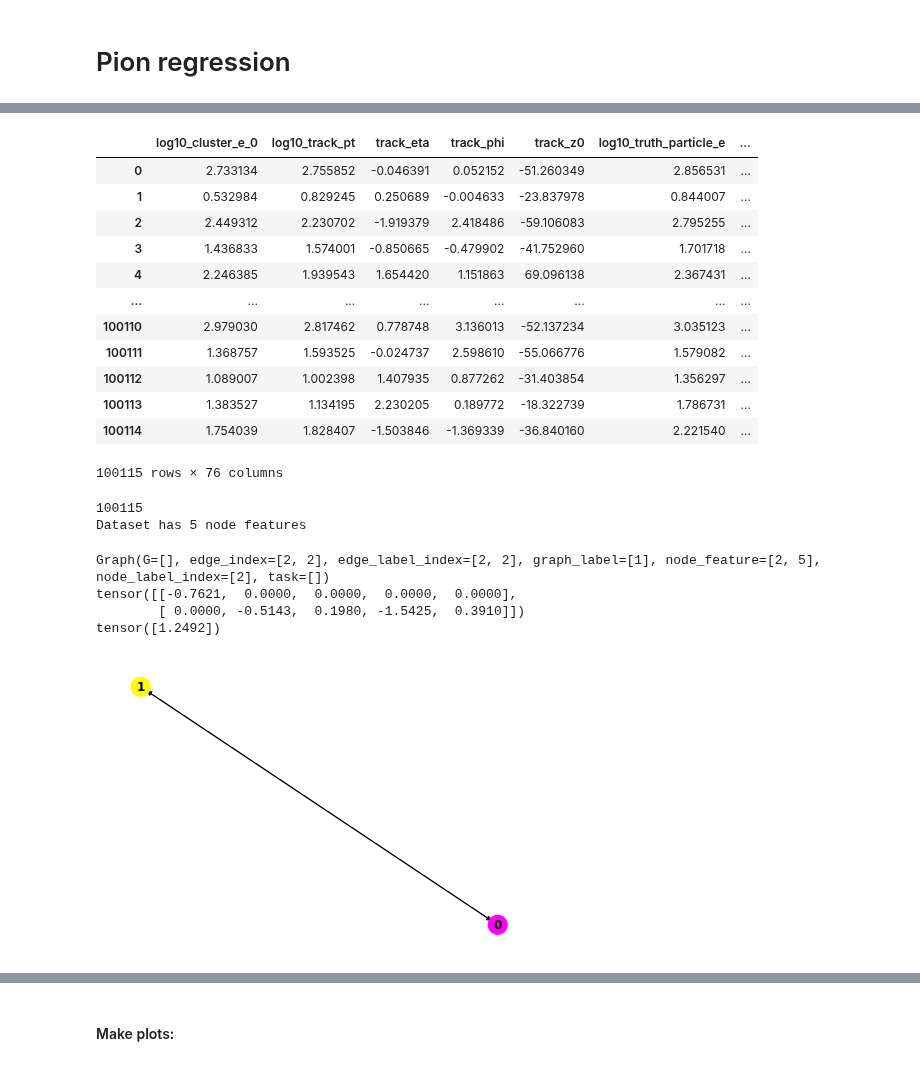
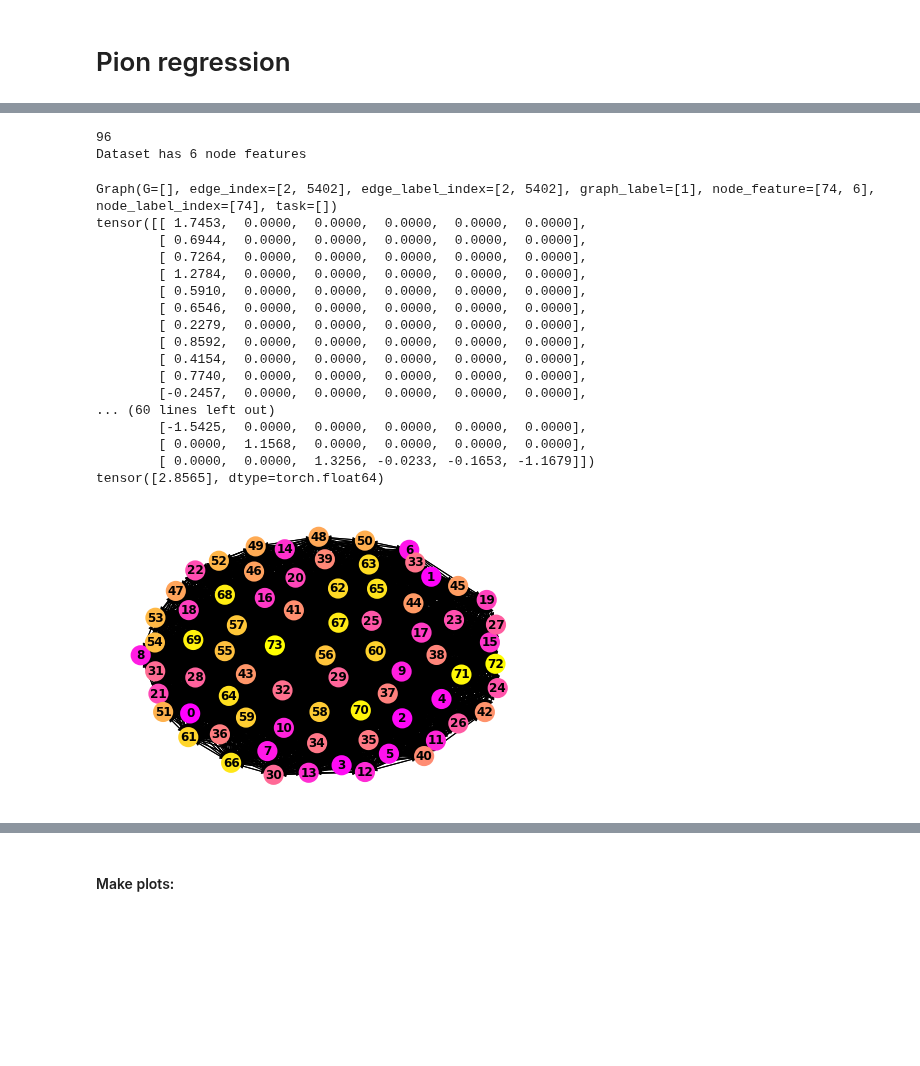
Before and after one commit to atlas-calo-ml/gn4pions_eastbay, a Jupyter notebook: mariel_gnn.ipynb, the cells around one changed output, grey strips where cells are left out. Cells and saved outputs as stored; diff of their text form; code cells hidden in the pictures; blank space fills up the shorter version.

Commit message:
starting to add cluster cell nodes to graph

```diff
--- a/mariel_gnn.ipynb
+++ b/mariel_gnn.ipynb
@@ -521,7 +521,7 @@ test_acc = test_with_printouts(test_loader, best_model, args["device"])
 # Pion regression
 # %%
 ### Load data (multiple files)
-n_files = 10
+n_files = 1
 pion_files = glob.glob("../data/onetrack_multicluster/pion_files/*.npy")
 df_pion = pd.concat([pd.DataFrame(np.load(file, allow_pickle=True).item()) for file in tqdm(pion_files[:n_files])])
 print("Pion dataframe has {:,} events.".format(df_pion.shape[0]))
@@ -598,22 +618,7 @@ def clean_dataframe(df, max_n_cols=35):
 
     return df2
 # %%
-df = clean_dataframe(df_pion, max_n_cols=33) # 33 for 10 files, 35 for 100
-df
+df = clean_dataframe(df_pion[:100])
-# %% [output]
-|  | log10_cluster_e_0 | log10_track_pt | track_eta | track_phi | track_z0 | log10_truth_particle_e | ... |
-| 0 | 2.733134 | 2.755852 | -0.046391 | 0.052152 | -51.260349 | 2.856531 | ... |
-| 1 | 0.532984 | 0.829245 | 0.250689 | -0.004633 | -23.837978 | 0.844007 | ... |
-| 2 | 2.449312 | 2.230702 | -1.919379 | 2.418486 | -59.106083 | 2.795255 | ... |
-| 3 | 1.436833 | 1.574001 | -0.850665 | -0.479902 | -41.752960 | 1.701718 | ... |
-| 4 | 2.246385 | 1.939543 | 1.654420 | 1.151863 | 69.096138 | 2.367431 | ... |
-| ... | ... | ... | ... | ... | ... | ... | ... |
-| 100110 | 2.979030 | 2.817462 | 0.778748 | 3.136013 | -52.137234 | 3.035123 | ... |
-| 100111 | 1.368757 | 1.593525 | -0.024737 | 2.598610 | -55.066776 | 1.579082 | ... |
-| 100112 | 1.089007 | 1.002398 | 1.407935 | 0.877262 | -31.403854 | 1.356297 | ... |
-| 100113 | 1.383527 | 1.134195 | 2.230205 | 0.189772 | -18.322739 | 1.786731 | ... |
-| 100114 | 1.754039 | 1.828407 | -1.503846 | -1.369339 | -36.840160 | 2.221540 | ... |
-100115 rows × 76 columns
 # %%
 class PionDataset_Regress(torch.utils.data.Dataset):
     'Characterizes a dataset for PyTorch'
@@ -634,14 +639,18 @@ class PionDataset_Regress(torch.utils.data.Dataset):
         dataframe = self.dataframe
 
         ### define nodes
-        cluster_node = np.array(dataframe.iloc[index][cluster_features])
-        cluster_node = np.concatenate([cluster_node, np.zeros(len(track_features))]) # cluster features come first
+        cell_info = ['cluster_cell_e_'+str(i)+'_scaled' for i in range(int(dataframe.iloc[index].num_cells_lead_cluster))]
+        cluster_nodes = np.zeros((int(dataframe.iloc[index].num_cells_lead_cluster), 1+len(cluster_features)+len(track_features)))
+        cluster_nodes[:,0] = dataframe.iloc[index][cell_info]
+
+        cluster_global_node = np.array(dataframe.iloc[index][cluster_features])
+        cluster_global_node = np.concatenate([np.zeros(1), cluster_global_node, np.zeros(len(track_features))]) # cluster features come first
 
         track_node = np.array(dataframe.iloc[index][track_features])
-        track_node = np.concatenate([np.zeros(len(cluster_features)), track_node]) # cluster features come first
+        track_node = np.concatenate([np.zeros(len(cluster_features)+1), track_node]) # cluster features come first
 
         # shape = (num_nodes, num_node_features) = (2, 3)
-        nodes = np.vstack([cluster_node, track_node])
+        nodes = np.vstack([cluster_nodes, cluster_global_node, track_node])
 
         ### define edges (fully-connected, but no self-loops)
         edges = [(i,j) for i in range(nodes.shape[0]) for j in range(nodes.shape[0]) if i != j]
@@ -661,25 +670,7 @@ class PionDataset_Regress(torch.utils.data.Dataset):
 #                     edge_attr=edge_attr
                    )
 # %%
-cluster_features = ['log10_cluster_e_0_scaled',
-#                     'log10_cluster_e_1_scaled', 'log10_cluster_e_2_scaled',
-#        'log10_cluster_e_3_scaled', 'log10_cluster_e_4_scaled',
-#        'log10_cluster_e_5_scaled', 'log10_cluster_e_6_scaled',
-#        'log10_cluster_e_7_scaled', 'log10_cluster_e_8_scaled',
-#        'log10_cluster_e_9_scaled', 'log10_cluster_e_10_scaled',
-#        'log10_cluster_e_11_scaled', 'log10_cluster_e_12_scaled',
-#        'log10_cluster_e_13_scaled', 'log10_cluster_e_14_scaled',
-#        'log10_cluster_e_15_scaled', 'log10_cluster_e_16_scaled',
-#        'log10_cluster_e_17_scaled', 'log10_cluster_e_18_scaled',
-#        'log10_cluster_e_19_scaled', 'log10_cluster_e_20_scaled',
-#        'log10_cluster_e_21_scaled', 'log10_cluster_e_22_scaled',
-#        'log10_cluster_e_23_scaled', 'log10_cluster_e_24_scaled',
-#        'log10_cluster_e_25_scaled', 'log10_cluster_e_26_scaled',
-#        'log10_cluster_e_27_scaled', 'log10_cluster_e_28_scaled',
-#        'log10_cluster_e_29_scaled', 'log10_cluster_e_30_scaled',
-#        'log10_cluster_e_31_scaled', 'log10_cluster_e_32_scaled',
-#        'log10_cluster_e_33_scaled', 'log10_cluster_e_34_scaled',
-]
+cluster_features = ['log10_cluster_e_0_scaled']
 track_features = ['log10_track_pt_scaled', 'track_eta_scaled', 'track_phi_scaled', 'track_z0_scaled']
 pions = PionDataset_Regress(df, cluster_features, track_features)
 graphs = GraphDataset.pyg_to_graphs(pions)
@@ -687,26 +678,39 @@ dataset = GraphDataset(graphs, task="graph", minimum_node_per_graph=0)
 print(len(dataset))
 print("Dataset has {} node features".format(dataset.num_node_features))
 # %% [output]
-100115
-Dataset has 5 node features
+96
+Dataset has 6 node features
 # %%
 plt.figure()
-graph = dataset[16]
+graph = dataset[0]
 print(graph)
 print(graph.node_feature)
 print(graph.graph_label)
 nx.draw(to_networkx(graph),
         cmap='spring',
         with_labels=True,
         font_weight='bold',
         node_color = np.arange(graph.num_nodes),
         node_size=200, linewidths=6)
 # %% [output]
-Graph(G=[], edge_index=[2, 2], edge_label_index=[2, 2], graph_label=[1], node_feature=[2, 5], node_label_index=[2], task=[])
-tensor([[-0.7621,  0.0000,  0.0000,  0.0000,  0.0000],
-        [ 0.0000, -0.5143,  0.1980, -1.5425,  0.3910]])
-tensor([1.2492])
+Graph(G=[], edge_index=[2, 5402], edge_label_index=[2, 5402], graph_label=[1], node_feature=[74, 6], node_label_index=[74], task=[])
+tensor([[ 1.7453,  0.0000,  0.0000,  0.0000,  0.0000,  0.0000],
+        [ 0.6944,  0.0000,  0.0000,  0.0000,  0.0000,  0.0000],
+        [ 0.7264,  0.0000,  0.0000,  0.0000,  0.0000,  0.0000],
+        [ 1.2784,  0.0000,  0.0000,  0.0000,  0.0000,  0.0000],
+        [ 0.5910,  0.0000,  0.0000,  0.0000,  0.0000,  0.0000],
+        [ 0.6546,  0.0000,  0.0000,  0.0000,  0.0000,  0.0000],
+        [ 0.2279,  0.0000,  0.0000,  0.0000,  0.0000,  0.0000],
+        [ 0.8592,  0.0000,  0.0000,  0.0000,  0.0000,  0.0000],
+        [ 0.4154,  0.0000,  0.0000,  0.0000,  0.0000,  0.0000],
+        [ 0.7740,  0.0000,  0.0000,  0.0000,  0.0000,  0.0000],
+        [-0.2457,  0.0000,  0.0000,  0.0000,  0.0000,  0.0000],
+... (60 lines left out)
+        [-1.5425,  0.0000,  0.0000,  0.0000,  0.0000,  0.0000],
+        [ 0.0000,  1.1568,  0.0000,  0.0000,  0.0000,  0.0000],
+        [ 0.0000,  0.0000,  1.3256, -0.0233, -0.1653, -1.1679]])
+tensor([2.8565], dtype=torch.float64)
-[figure, old version]
+[figure, new version]
 # %%
 class GIN_Regress(torch.nn.Module):
     def __init__(self, input_size, hidden_size, output_size, args):
```
Also changed, not shown: parts of 14 cells of this notebook.
